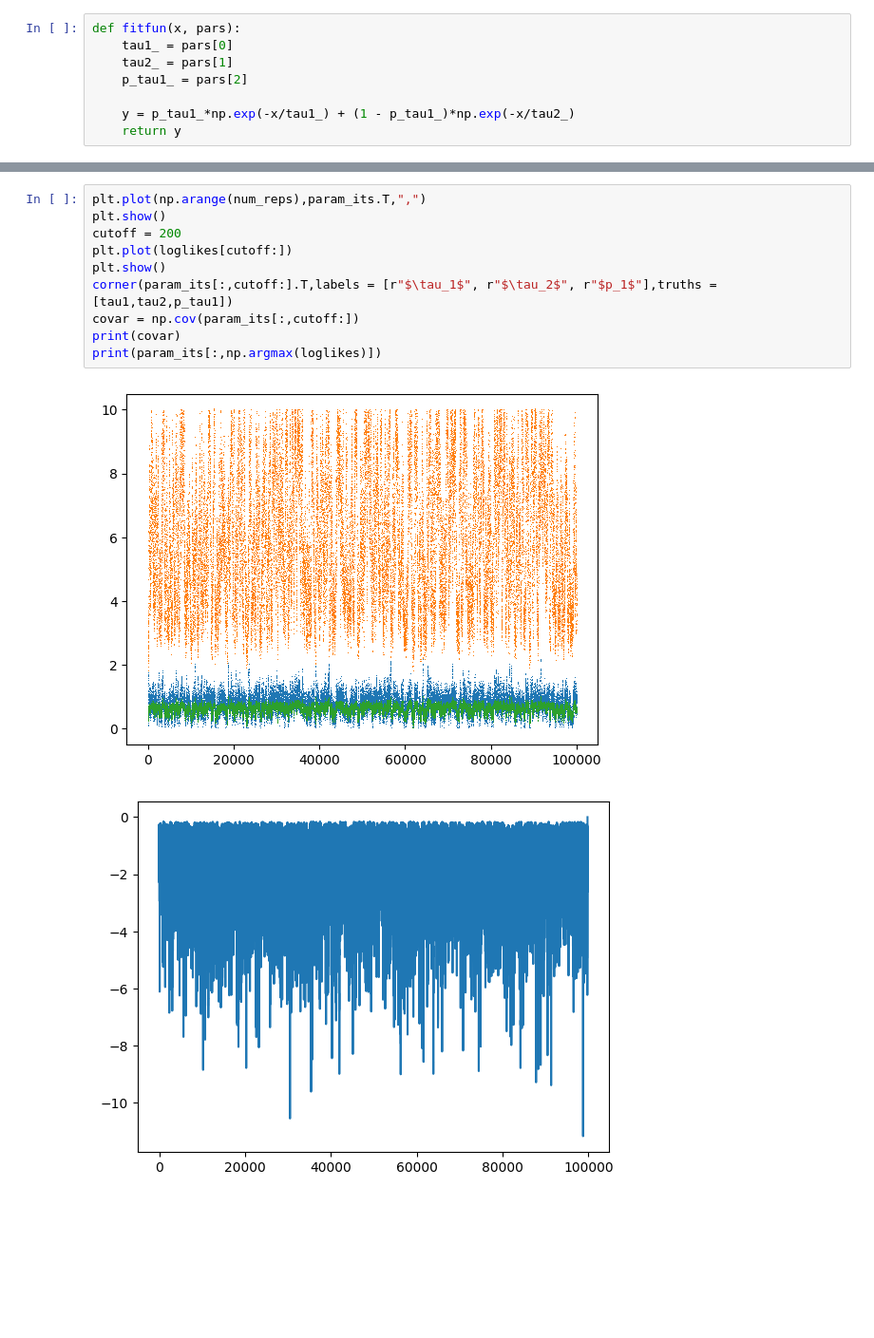
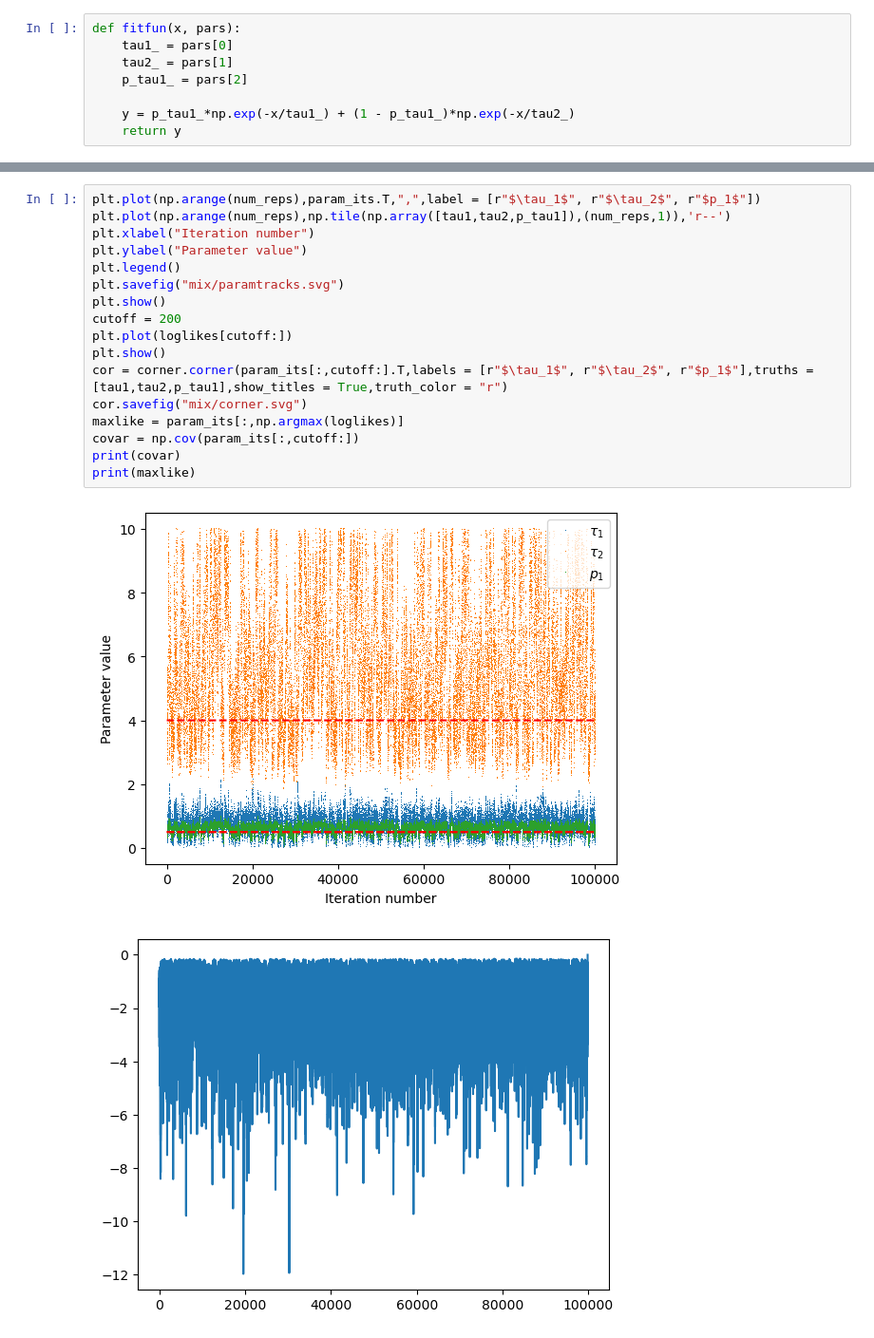
Before and after one commit to andcook5/Physics38600, a Jupyter notebook: Project/MCMC-test.ipynb, the cells around one changed output, grey strips where cells are left out. Shown at 95% size. Saved outputs shown, nothing was run; the diff lists cells and outputs as text; blank space fills up the shorter version.

```diff
--- a/Project/MCMC-test.ipynb
+++ b/Project/MCMC-test.ipynb
@@ -61,13 +70,20 @@ acceptance rate: 0.41428
 # %%
-plt.plot(np.arange(num_reps),param_its.T,",")
+plt.plot(np.arange(num_reps),param_its.T,",",label = [r"$\tau_1$", r"$\tau_2$", r"$p_1$"])
+plt.plot(np.arange(num_reps),np.tile(np.array([tau1,tau2,p_tau1]),(num_reps,1)),'r--')
+plt.xlabel("Iteration number")
+plt.ylabel("Parameter value")
+plt.legend()
+plt.savefig("mix/paramtracks.svg")
 plt.show()
 cutoff = 200
 plt.plot(loglikes[cutoff:])
 plt.show()
-corner(param_its[:,cutoff:].T,labels = [r"$\tau_1$", r"$\tau_2$", r"$p_1$"],truths = [tau1,tau2,p_tau1])
+cor = corner.corner(param_its[:,cutoff:].T,labels = [r"$\tau_1$", r"$\tau_2$", r"$p_1$"],truths = [tau1,tau2,p_tau1],show_titles = True,truth_color = "r")
+cor.savefig("mix/corner.svg")
+maxlike = param_its[:,np.argmax(loglikes)]
 covar = np.cov(param_its[:,cutoff:])
 print(covar)
-print(param_its[:,np.argmax(loglikes)])
+print(maxlike)
 # %% [output]
-[figure, old version]
+[figure, new version]
-[figure, old version]
+[figure, new version]
```
Also changed, not shown: parts of 4 cells of this notebook, 10 other files.
